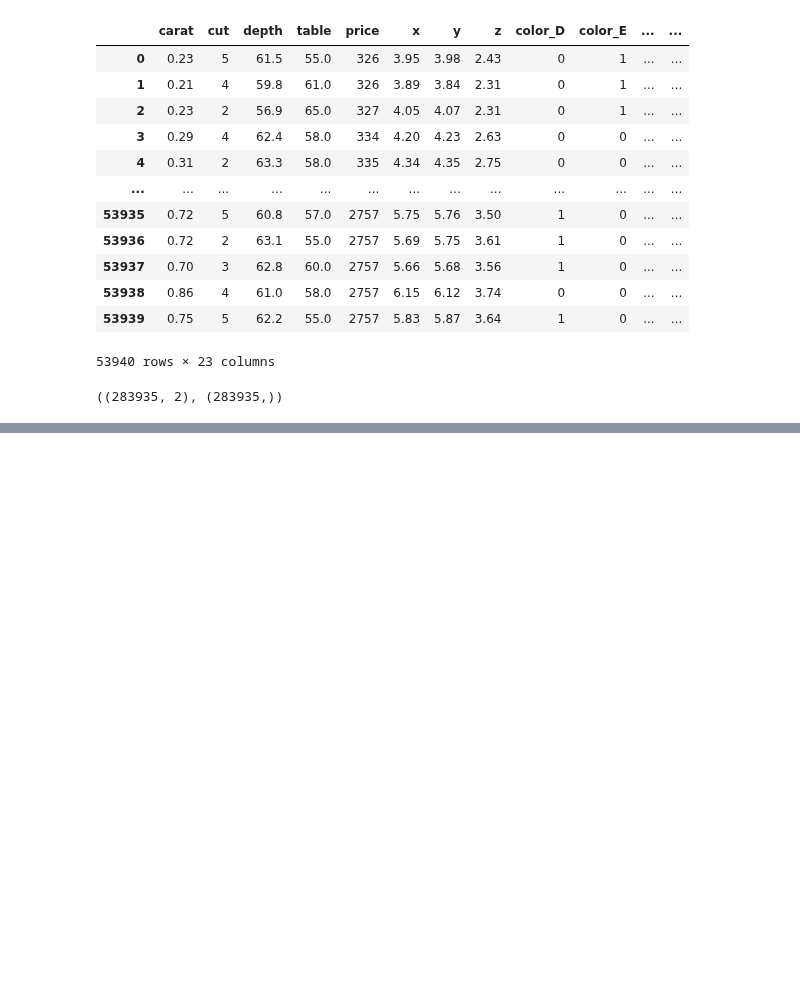
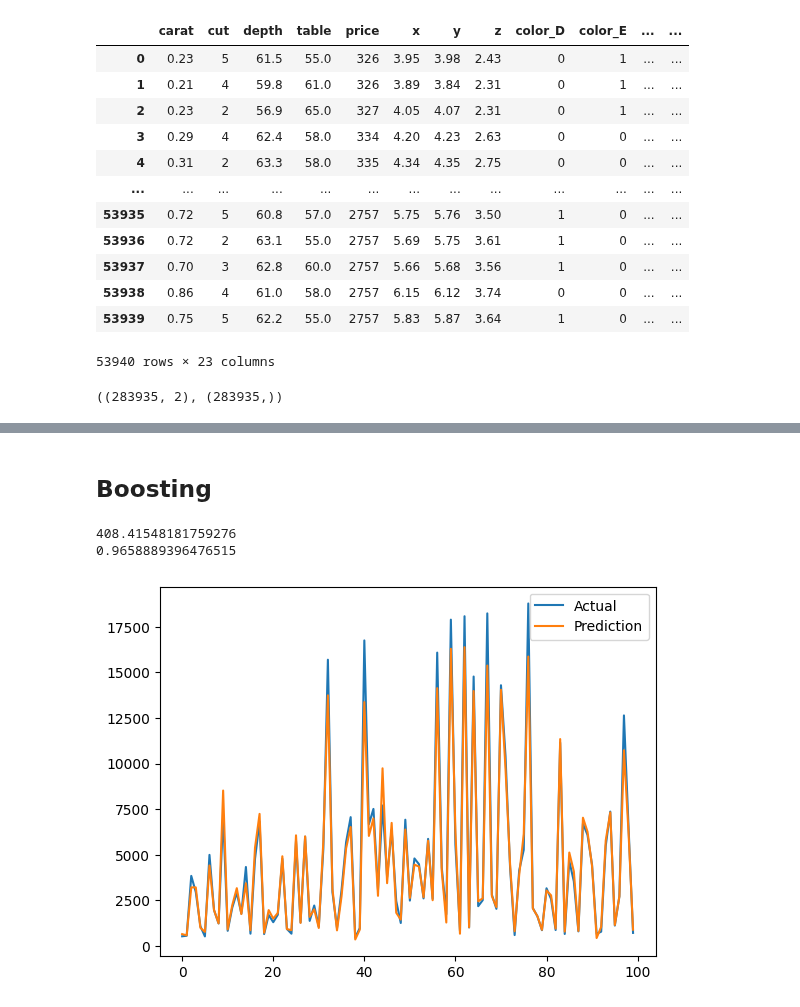
Before and after one commit to Flawed1/machine_learning_practice, a Jupyter notebook: task3/task3.ipynb, the cells around one changed output, grey strips where cells are left out. Drawn from its saved outputs; the diff is of its cells as text; code cells hidden in the pictures; blank space fills up the shorter version.

```diff
--- a/task3/task3.ipynb
+++ b/task3/task3.ipynb
@@ -111,0 +159,19 @@ print(tree.export_text(tree_classification_model))
+# %% [markdown]
+## Boosting
+# %%
+boosting_regression_model = ensemble.GradientBoostingRegressor().fit(X_reg_train, Y_reg_train)
+
+boosting_regression_prediction = boosting_regression_model.predict(X_reg_test)
+# %%
+print(metrics.mean_absolute_error(Y_reg_test, boosting_regression_prediction),
+      metrics.r2_score(Y_reg_test, boosting_regression_prediction),
+      sep="\n")
+# %% [output]
+408.41548181759276
+0.9658889396476515
+# %%
+plt.plot(Y_reg_test.to_numpy()[:100], label="Actual");
+plt.plot(boosting_regression_prediction[:100], label="Prediction");
+plt.legend();
+# %% [output]
+[figure, added]
```
Also changed, not shown: parts of 32 cells of this notebook.
